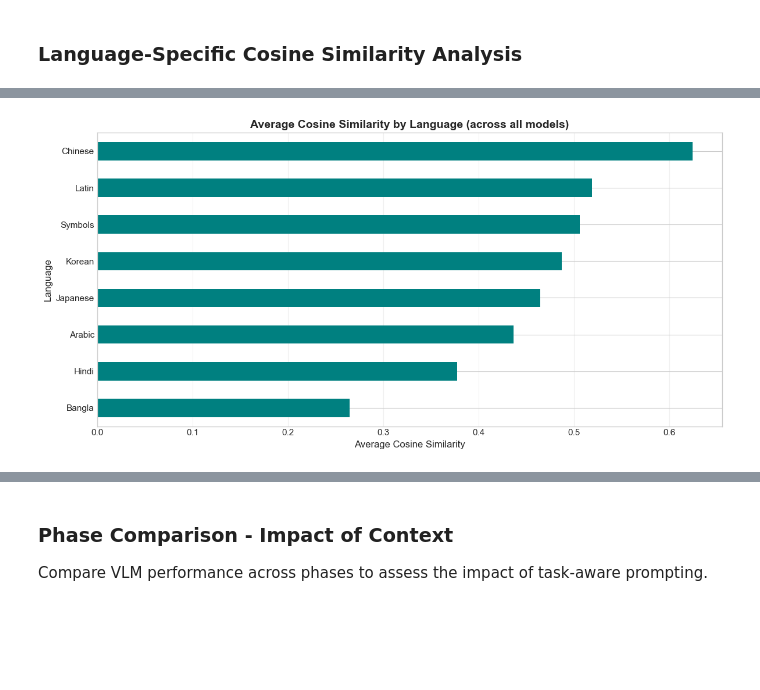
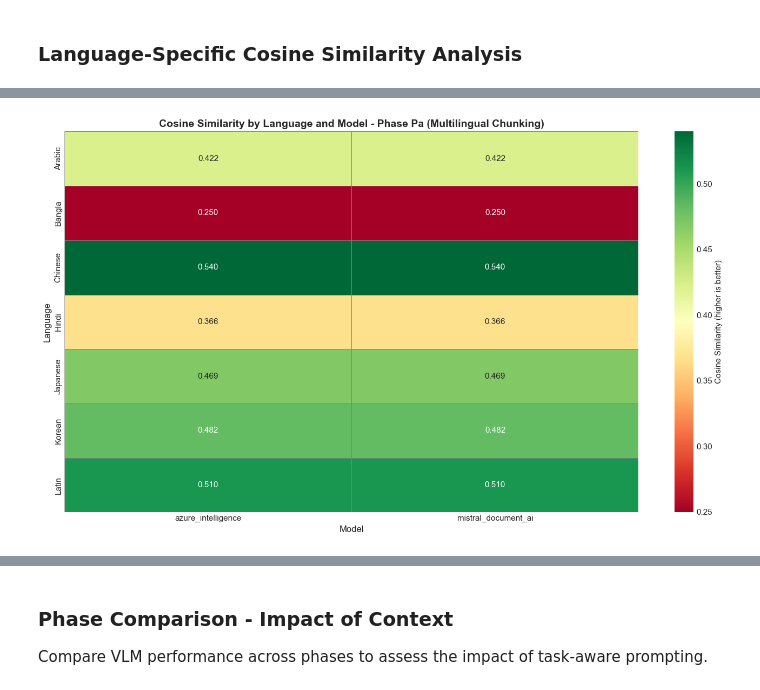
Before and after one commit to kenza-ily/disco, a Jupyter notebook: ocr_vs_vlm/results/4_notebooks/by_dataset/parsing_icdar.ipynb, the cells around one changed output, grey strips where cells are left out. Cells and saved outputs as stored; diff of their text form; code cells hidden in the pictures; blank space fills up the shorter version.

```diff
--- a/ocr_vs_vlm/results/4_notebooks/by_dataset/parsing_icdar.ipynb
+++ b/ocr_vs_vlm/results/4_notebooks/by_dataset/parsing_icdar.ipynb
@@ -1488,12 +1458,16 @@ if 'language' in df_results.columns:
     df_exploded = df_exploded.explode('language_list').dropna(subset=['language_list'])
     df_exploded = df_exploded[df_exploded['language_list'] != '']
 
+    # Filter out 'symbols' language
+    df_exploded = df_exploded[df_exploded['language_list'].str.lower() != 'symbols']
+
     # Get unique individual languages
     unique_langs = sorted(df_exploded['language_list'].unique())
 
     if len(unique_langs) > 0:
-        # Aggregate cosine similarity by language and model
-        df_lang_cosine = df_exploded.groupby(['language_list', 'model']).agg({
+        # Aggregate metrics by language, model, and phase
+        df_lang_cosine = df_exploded.groupby(['language_list', 'model', 'phase']).agg({
+            'anls': ['mean', 'std'],
             'cosine_similarity': ['mean', 'std'],
             'sample_id': 'count'
         }).round(4)
@@ -1503,37 +1477,61 @@ if 'language' in df_results.columns:
         df_lang_cosine = df_lang_cosine.reset_index()
         df_lang_cosine = df_lang_cosine.rename(columns={'language_list': 'language'})
 
-        print("Cosine Similarity by Language and Model:")
+        print("ANLS and Cosine Similarity by Language, Model, and Phase:")
         print("Note: Texts >300 chars use chunked similarity (150-char chunks, 30-char overlap)")
-        display(df_lang_cosine.sort_values(['language', 'cosine_similarity_mean'], ascending=[True, False]))
+        display(df_lang_cosine.sort_values(['phase', 'language', 'anls_mean'], ascending=[True, True, False]))
 
-        # Visualization: Cosine Similarity by Language
-        fig, ax = plt.subplots(figsize=(14, 8))
+        # Create visualizations for each phase
+        for phase in ['Pa', 'Pb', 'Pc']:
+            phase_data = df_lang_cosine[df_lang_cosine['phase'] == phase]
 
-        df_pivot_cosine = df_lang_cosine.pivot(index='language', columns='model', values='cosine_similarity_mean')
+            if len(phase_data) > 0:
+                print(f"\n{'='*80}")
+                print(f"PHASE {phase} VISUALIZATIONS")
+                print(f"{'='*80}\n")
 
-        sns.heatmap(df_pivot_cosine, annot=True, fmt='.3f', cmap='RdYlGn',
-                    cbar_kws={'label': 'Cosine Similarity (higher is better)'}, ax=ax,
-                    linewidths=0.5, linecolor='gray')
-        ax.set_title('Cosine Similarity by Language and Model (Multilingual Chunking)',
-                     fontsize=14, fontweight='bold')
-        ax.set_xlabel('Model', fontsize=12)
-        ax.set_ylabel('Language', fontsize=12)
-        plt.tight_layout()
-        plt.show()
+                # Visualization 1: ANLS by Language for this phase
+                fig, ax = plt.subplots(figsize=(14, 8))
 
-        # Bar chart showing average cosine similarity per language
-        avg_cosine_by_lang = df_lang_cosine.groupby('language')['cosine_similarity_mean'].mean().sort_values()
+                df_pivot_anls = phase_data.pivot_table(index='language', columns='model', values='anls_mean', aggfunc='mean')
 
-        fig, ax = plt.subplots(figsize=(12, 6))
-        avg_cosine_by_lang.plot(kind='barh', ax=ax, color='teal')
-        ax.set_title('Average Cosine Similarity by Language (across all models)',
-                     fontsize=14, fontweight='bold')
-        ax.set_xlabel('Average Cosine Similarity', fontsize=12)
-        ax.set_ylabel('Language', fontsize=12)
-        ax.grid(axis='x', alpha=0.3)
-        plt.tight_layout()
-        plt.show()
+                sns.heatmap(df_pivot_anls, annot=True, fmt='.3f', cmap='RdYlGn',
+                            cbar_kws={'label': 'ANLS (higher is better)'}, ax=ax,
+                            linewidths=0.5, linecolor='gray')
+                ax.set_title(f'ANLS by Language and Model - Phase {phase} (Multilingual Chunking)',
+                             fontsize=14, fontweight='bold')
+                ax.set_xlabel('Model', fontsize=12)
+                ax.set_ylabel('Language', fontsize=12)
+                plt.tight_layout()
+                plt.show()
+
+                # Visualization 2: Cosine Similarity by Language for this phase
+                fig, ax = plt.subplots(figsize=(14, 8))
+
+                df_pivot_cosine = phase_data.pivot_table(index='language', columns='model', values='cosine_similarity_mean', aggfunc='mean')
+
+                sns.heatmap(df_pivot_cosine, annot=True, fmt='.3f', cmap='RdYlGn',
+                            cbar_kws={'label': 'Cosine Similarity (higher is better)'}, ax=ax,
+                            linewidths=0.5, linecolor='gray')
+                ax.set_title(f'Cosine Similarity by Language and Model - Phase {phase} (Multilingual Chunking)',
+                             fontsize=14, fontweight='bold')
+                ax.set_xlabel('Model', fontsize=12)
+                ax.set_ylabel('Language', fontsize=12)
+                plt.tight_layout()
+                plt.show()
+
+                # Visualization 3: Bar chart showing average cosine similarity per language for this phase
+                avg_cosine_by_lang = phase_data.groupby('language')['cosine_similarity_mean'].mean().sort_values()
+
+                fig, ax = plt.subplots(figsize=(12, 6))
+                avg_cosine_by_lang.plot(kind='barh', ax=ax, color='teal')
+                ax.set_title(f'Average Cosine Similarity by Language - Phase {phase} (across all models)',
+                             fontsize=14, fontweight='bold')
+                ax.set_xlabel('Average Cosine Similarity', fontsize=12)
+                ax.set_ylabel('Language', fontsize=12)
+                ax.grid(axis='x', alpha=0.3)
+                plt.tight_layout()
+                plt.show()
     else:
         print("No valid languages found for cosine similarity analysis")
 else:
@@ -1562 +1563 @@ Note: Texts >300 chars use chunked similarity (150-char chunks, 30-char overlap)
-[figure, old version]
+[figure, new version]
```
Also changed, not shown: parts of 39 cells of this notebook, 12 other files.
